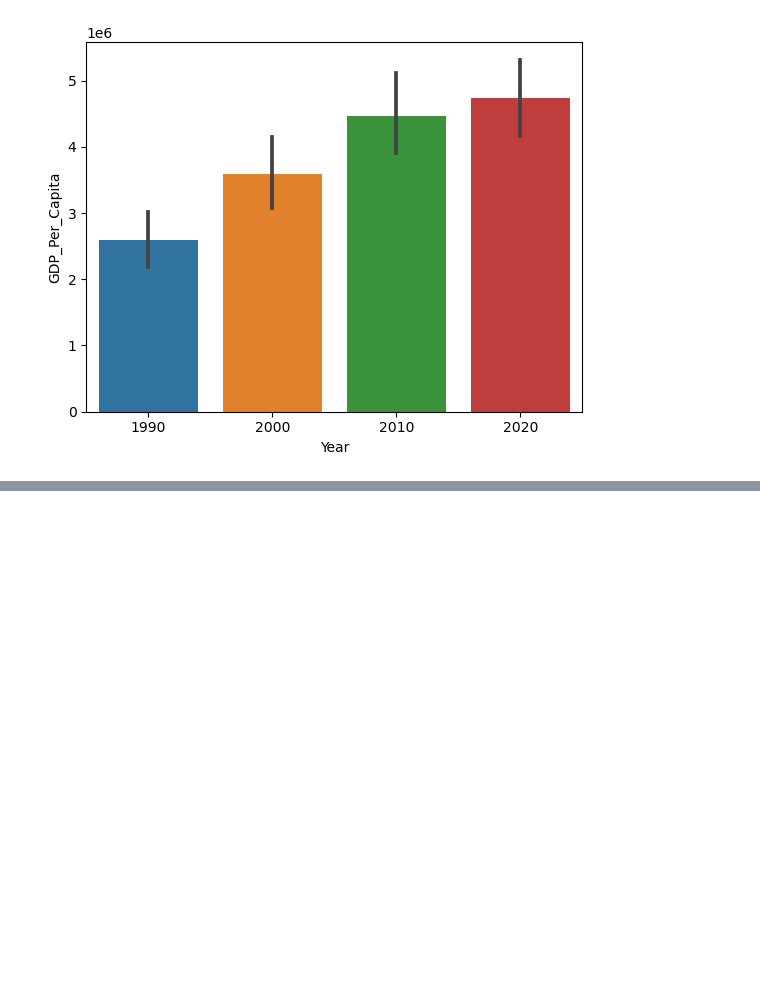
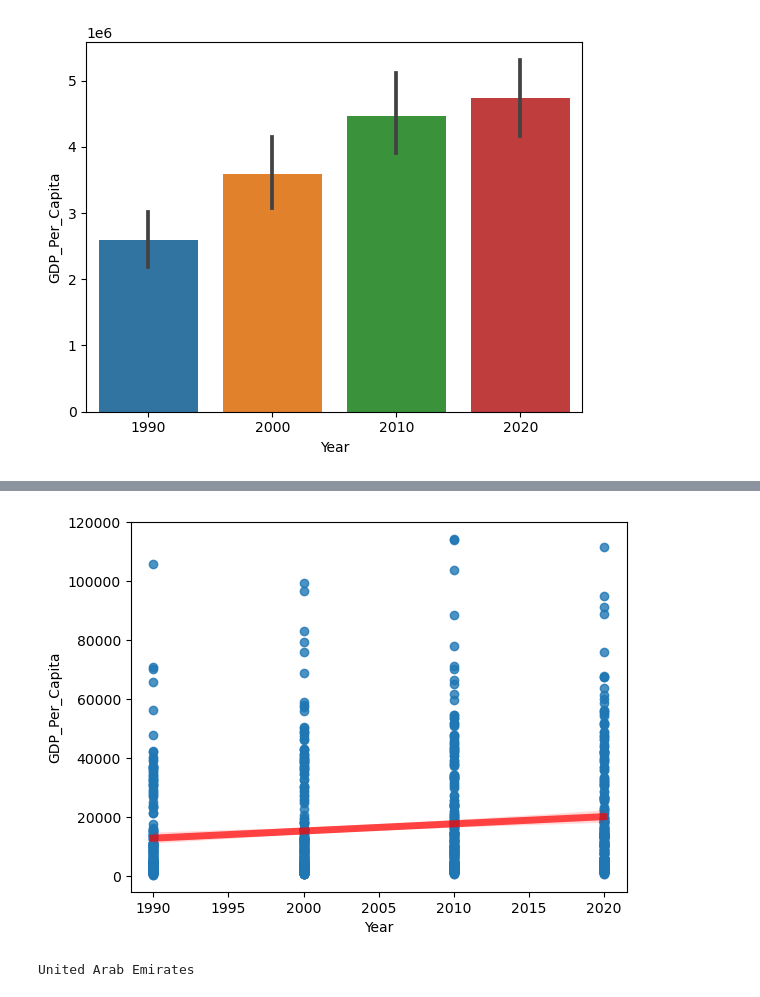
Before and after one commit to NSS-Data-Analytics-Cohort-10/gdp-and-internet-usage-Eliab16, a Jupyter notebook: notebooks/python1.ipynb, the cells around one changed output, grey strips where cells are left out. Saved outputs shown, nothing was run; the diff lists cells and outputs as text; code cells hidden in the pictures; blank space fills up the shorter version.

```diff
--- a/notebooks/python1.ipynb
+++ b/notebooks/python1.ipynb
@@ -158,0 +166,17 @@ sns.barplot(
+# %%
+# A scatterplot with a trend line overlaid
+gdp_decades = gdp_df[gdp_df['Year'].isin([1990, 2000, 2010, 2020])]
+sns.regplot(x=gdp_decades["Year"], y=gdp_decades["GDP_Per_Capita"], line_kws={"color":"r","alpha":0.7,"lw":5})
+plt.show()
+# %% [output]
+[figure, added]
+# %%
+# Which country was the first to have a GDP per capita greater than $100,000?
+GDP_Per_Capita > 100000
+gdp_df_sorted=gdp_df.sort_values('Year')
+gdp_df_filtered = gdp_df_sorted[gdp_df_sorted['GDP_Per_Capita'] > 100000]
+first_row = gdp_df_filtered.iloc[0]
+Country = first_row['Country']
+print(Country)
+# %% [output]
+United Arab Emirates
```
Also changed, not shown: parts of 1 cell of this notebook.
